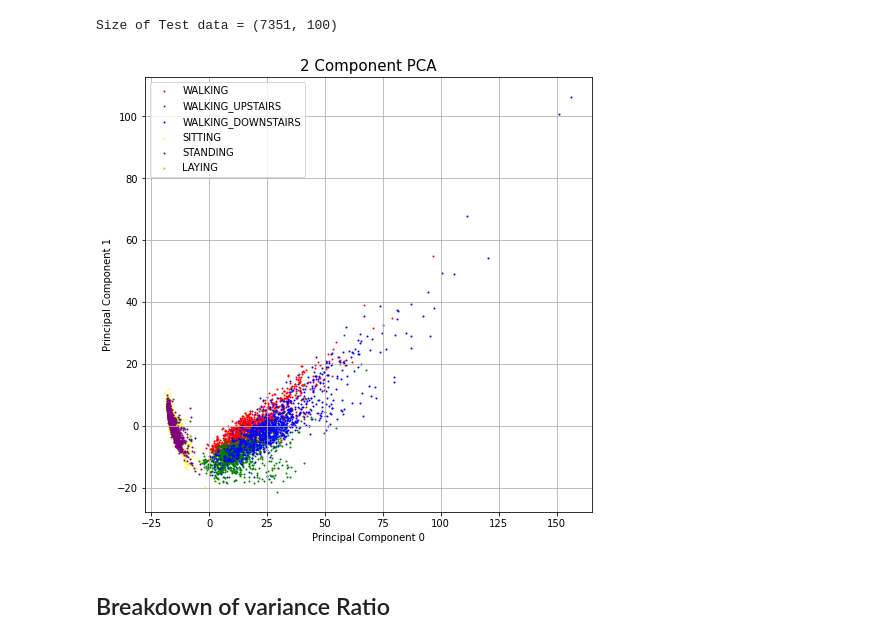
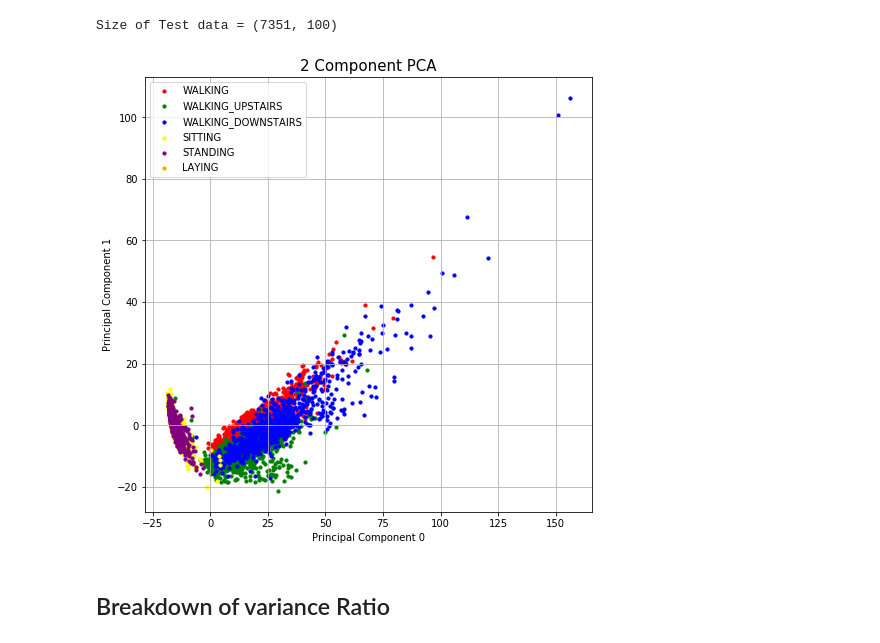
Before and after one commit to idaf-ai/sensor-embeddings, a Jupyter notebook: PCA_Sensor_embedding WITH CONFUSION MATRIX.ipynb, the cells around one changed output. Cells and saved outputs as stored; diff of their text form; code cells hidden in the pictures.

```diff
--- a/PCA_Sensor_embedding WITH CONFUSION MATRIX.ipynb
+++ b/PCA_Sensor_embedding WITH CONFUSION MATRIX.ipynb
@@ -242,23 +251,23 @@ principalDf["activity_name"]=train_df.loc[:,["activity_name"]]
 # %%
 fig = plt.figure(figsize = (8,8))
 ax = fig.add_subplot(1,1,1)
 ax.set_xlabel('Principal Component 0', fontsize = 10)
 ax.set_ylabel('Principal Component 1', fontsize = 10)
 ax.set_title('2 Component PCA', fontsize = 15)
 
 
 targets = ['WALKING', 'WALKING_UPSTAIRS', 'WALKING_DOWNSTAIRS',"SITTING","STANDING","LAYING"]
 colors = ['r', 'g', 'b', 'yellow', 'purple','orange']
 for target, color in zip(targets,colors):
     indicesToKeep = principalDf['activity_name'] == target
     ax.scatter(principalDf.loc[indicesToKeep, 'principal component 0']
                , principalDf.loc[indicesToKeep, 'principal component 1']
                , c = color
-               , s = 1)
+               , s = 10)
 ax.legend(targets)
 ax.grid()
 # %% [output]
-[figure, old version]
+[figure, new version]
 # %% [markdown]
 ## Breakdown of variance Ratio
 # %%
```
Also changed, not shown: parts of 7 cells of this notebook.
